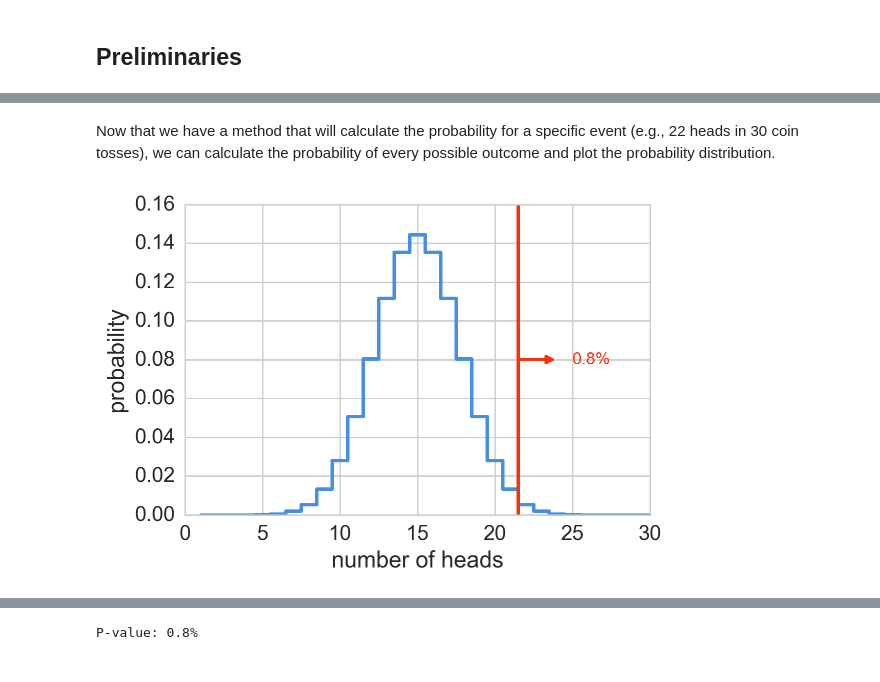
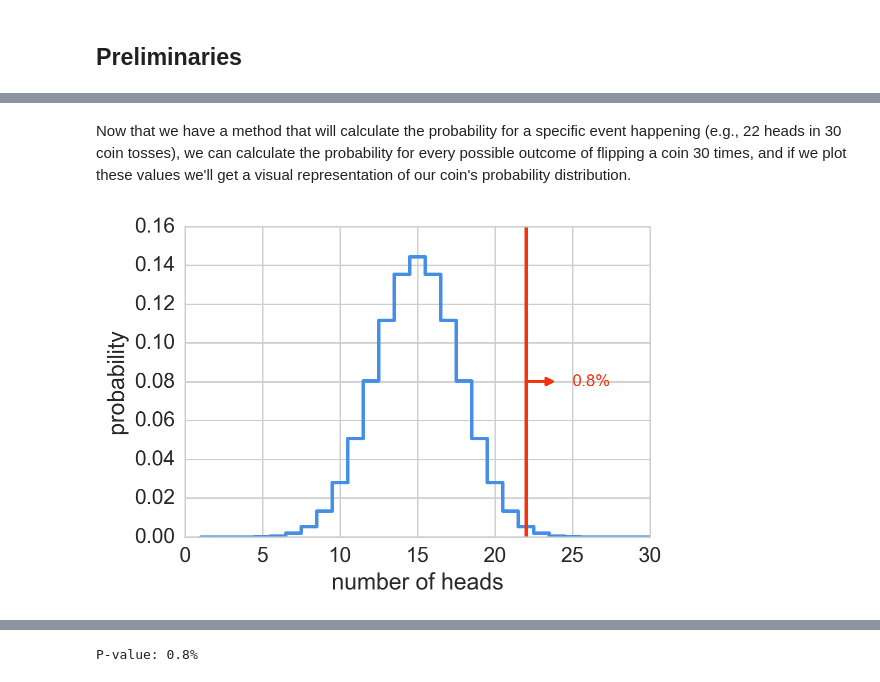
Before and after one commit to croach/statistics-for-hackers, a Jupyter notebook: statistics-for-hackers.ipynb, the cells around one changed output, grey strips where cells are left out. Saved outputs shown, nothing was run; the diff lists cells and outputs as text; code cells hidden in the pictures.

```diff
--- a/statistics-for-hackers.ipynb
+++ b/statistics-for-hackers.ipynb
@@ -130,7 +129,7 @@ def n_choose_k(n, k):
 
 
 def binom_prob(n, k, p):
-    """Returns a probability based for a given set of permutations.
+    """Returns the probability of see `k` heads in `n` coin tosses
 
     Arguments:
 
@@ -141,28 +140,28 @@ def binom_prob(n, k, p):
     """
     return n_choose_k(n, k) * p**k * (1 - p)**(n - k)
 # %% [markdown]
-Now that we have a method that will calculate the probability for a specific event (e.g., 22 heads in 30 coin tosses), we can calculate the probability of every possible outcome and plot the probability distribution.
+Now that we have a method that will calculate the probability for a specific event happening (e.g., 22 heads in 30 coin tosses), we can calculate the probability for every possible outcome of flipping a coin 30 times, and if we plot these values we'll get a visual representation of our coin's probability distribution.
 # %%
 # Calculate the probability for every possible outcome of tossing
 # a fair coin 30 times.
 probabilities = [binom_prob(30, k, 0.5) for k in range(1, 31)]
 
 # Plot the probability distribution using the probabilities list
 # we created above.
 plt.step(range(1, 31), probabilities, where='mid', color=blue)
 plt.xlabel('number of heads')
 plt.ylabel('probability')
-plt.plot((21.5, 21.5), (0, 0.1599), color=red);
+plt.plot((22, 22), (0, 0.1599), color=red);
 plt.annotate('0.8%',
              xytext=(25, 0.08),
-             xy=(21.5, 0.08),
+             xy=(22, 0.08),
              multialignment='right',
              va='center',
              color=red,
              size='large',
              arrowprops={'arrowstyle': '<|-',
                          'lw': 2,
                          'color': red,
                          'shrinkA': 10});
 # %% [output]
-[figure, old version]
+[figure, new version]
```
Also changed, not shown: parts of 24 cells of this notebook.
